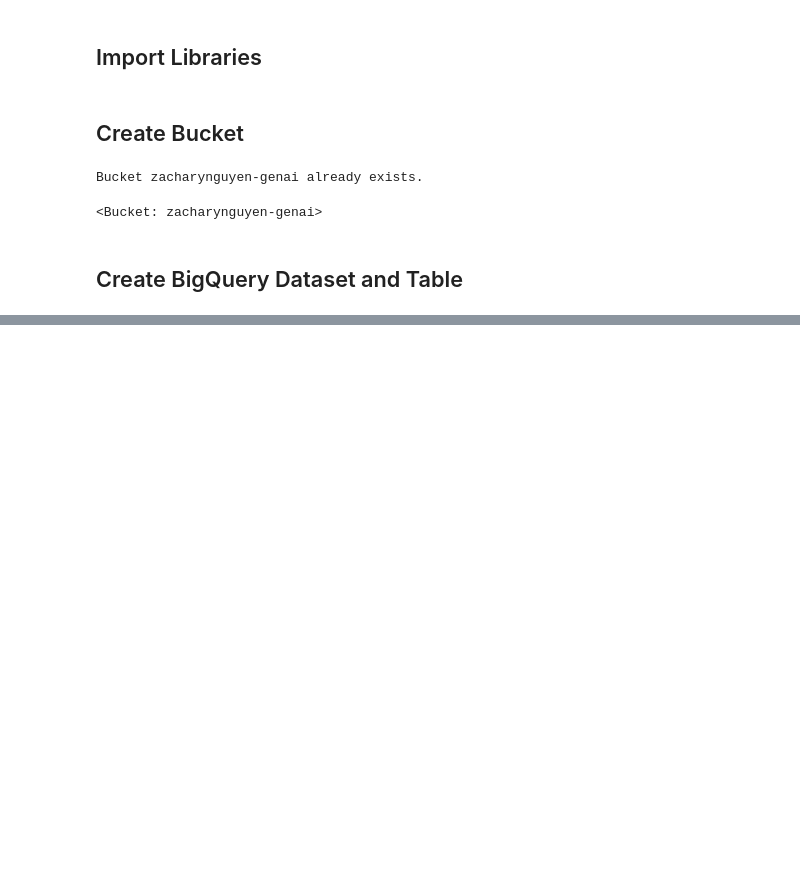
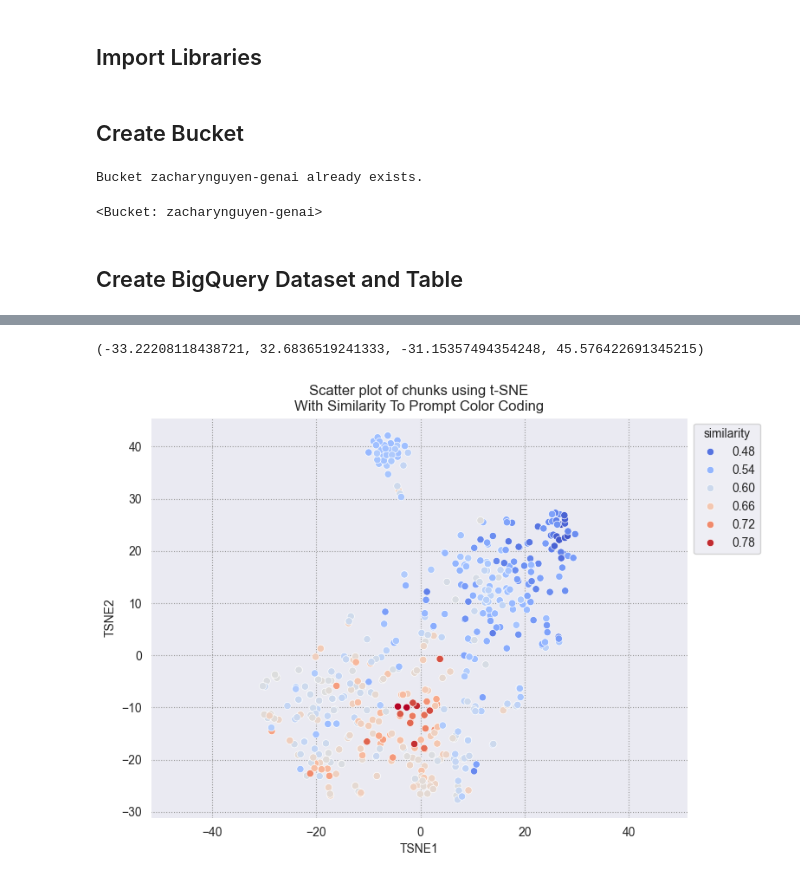
Before and after one commit to zacharyvunguyen/Applied-Generative-AI, a Jupyter notebook: Document QA - State of Tennessee 2024 Member Handbook/Document QA - Healthcare.ipynb, the cells around one changed output, grey strips where cells are left out. Drawn from its saved outputs; the diff is of its cells as text; code cells hidden in the pictures; blank space fills up the shorter version.

```diff
--- a/Document QA - State of Tennessee 2024 Member Handbook/Document QA - Healthcare.ipynb
+++ b/Document QA - State of Tennessee 2024 Member Handbook/Document QA - Healthcare.ipynb
@@ -234,0 +1216,16 @@ Table(TableReference(DatasetReference('zacharynguyen-genai', 'applied_genai_v3')
+# %%
+query_embed = np.array(textembed_model.get_embeddings([question])[0].values)
+similarity = np.dot(query_embed, chunks_embed_db.T)
+df_tsne['similarity'] = similarity.tolist()
+# %%
+sns.set_style("darkgrid", {"grid.color": ".6", "grid.linestyle": ":"})
+fig, ax = plt.subplots(figsize=(8, 6))
+sns.scatterplot(data = df_tsne, x = 'TSNE1', y = 'TSNE2', hue = 'similarity', palette = sns.color_palette('coolwarm', as_cmap=True))
+sns.move_legend(ax, "upper left", bbox_to_anchor=(1, 1))
+plt.title("Scatter plot of chunks using t-SNE\nWith Similarity To Prompt Color Coding")
+plt.xlabel("TSNE1")
+plt.ylabel("TSNE2")
+plt.axis("equal")
+# %% [output]
+(-33.22208118438721, 32.6836519241333, -31.15357494354248, 45.576422691345215)
+[figure, added]
```
Also changed, not shown: parts of 107 cells of this notebook.
